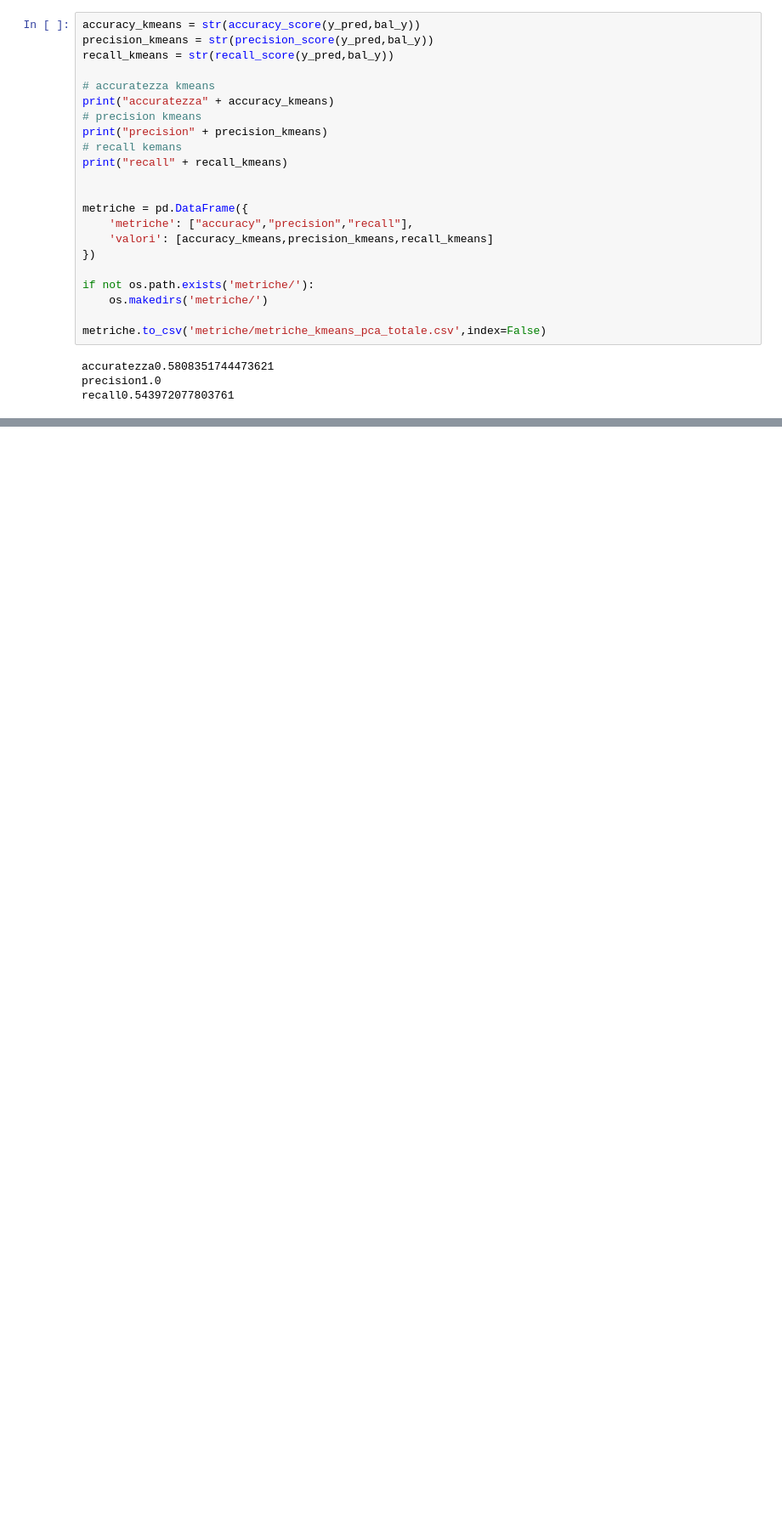
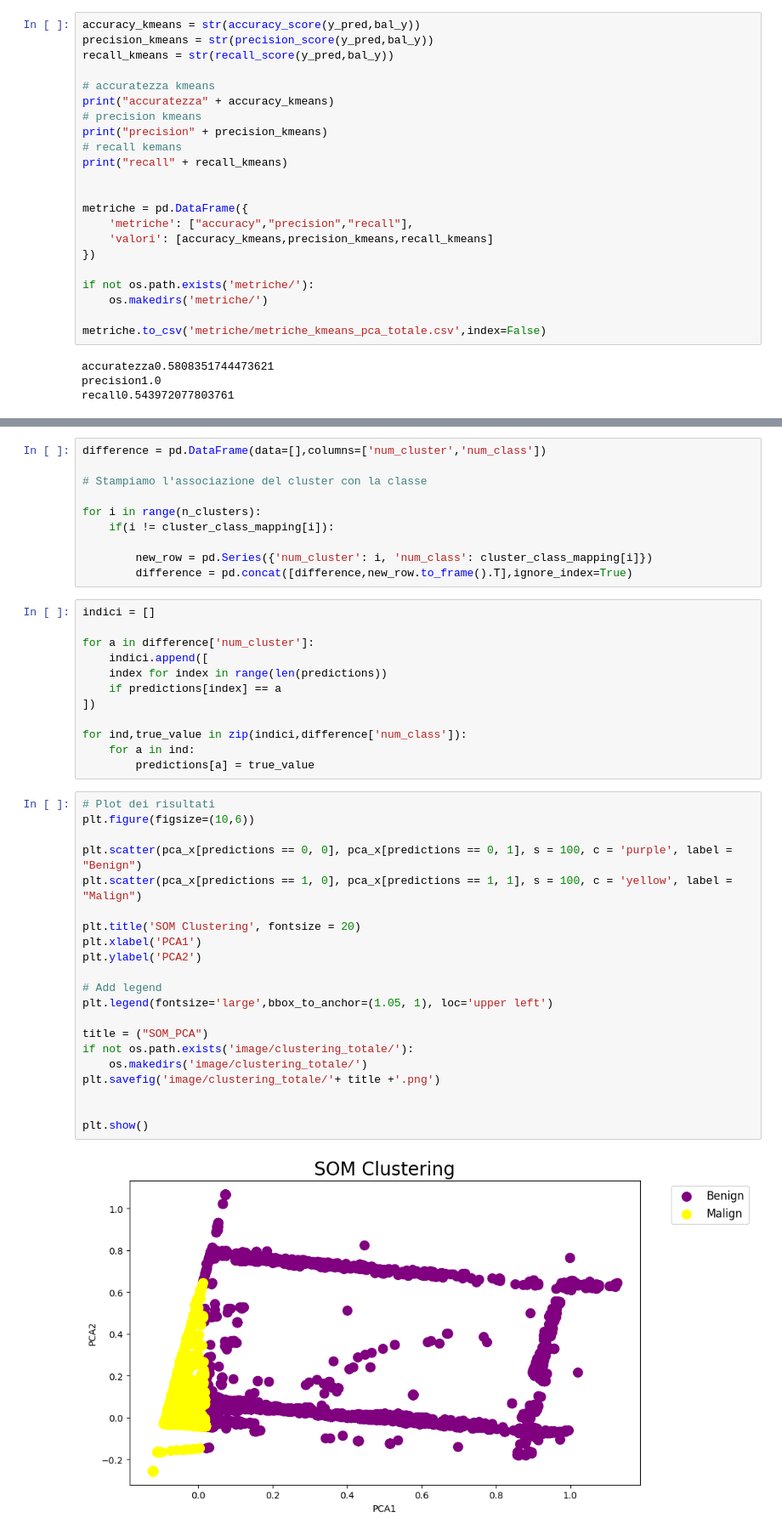
Before and after one commit to ChiaraAmalia/AdvancedCyberSecurity, a Jupyter notebook: clust_totale_pca.ipynb, the cells around one changed output, grey strips where cells are left out. Shown at 85% size. Cells and saved outputs as stored; diff of their text form; blank space fills up the shorter version.

```diff
--- a/clust_totale_pca.ipynb
+++ b/clust_totale_pca.ipynb
@@ -177,0 +198,45 @@ recall0.543972077803761
+# %%
+difference = pd.DataFrame(data=[],columns=['num_cluster','num_class'])
+
+# Stampiamo l'associazione del cluster con la classe
+
+for i in range(n_clusters):
+    if(i != cluster_class_mapping[i]):
+
+        new_row = pd.Series({'num_cluster': i, 'num_class': cluster_class_mapping[i]})
+        difference = pd.concat([difference,new_row.to_frame().T],ignore_index=True)
+# %%
+indici = []
+
+for a in difference['num_cluster']:
+    indici.append([
+    index for index in range(len(predictions))
+    if predictions[index] == a
+])
+
+for ind,true_value in zip(indici,difference['num_class']):
+    for a in ind:
+        predictions[a] = true_value
+# %%
+# Plot dei risultati
+plt.figure(figsize=(10,6))
+
+plt.scatter(pca_x[predictions == 0, 0], pca_x[predictions == 0, 1], s = 100, c = 'purple', label = "Benign")
+plt.scatter(pca_x[predictions == 1, 0], pca_x[predictions == 1, 1], s = 100, c = 'yellow', label = "Malign")
+
+plt.title('SOM Clustering', fontsize = 20)
+plt.xlabel('PCA1')
+plt.ylabel('PCA2')
+
+# Add legend
+plt.legend(fontsize='large',bbox_to_anchor=(1.05, 1), loc='upper left')
+
+title = ("SOM_PCA")
+if not os.path.exists('image/clustering_totale/'):
+    os.makedirs('image/clustering_totale/')
+plt.savefig('image/clustering_totale/'+ title +'.png')
+
+
+plt.show()
+# %% [output]
+[figure, added]
```
Also changed, not shown: parts of 3 cells of this notebook, 10 other files.
